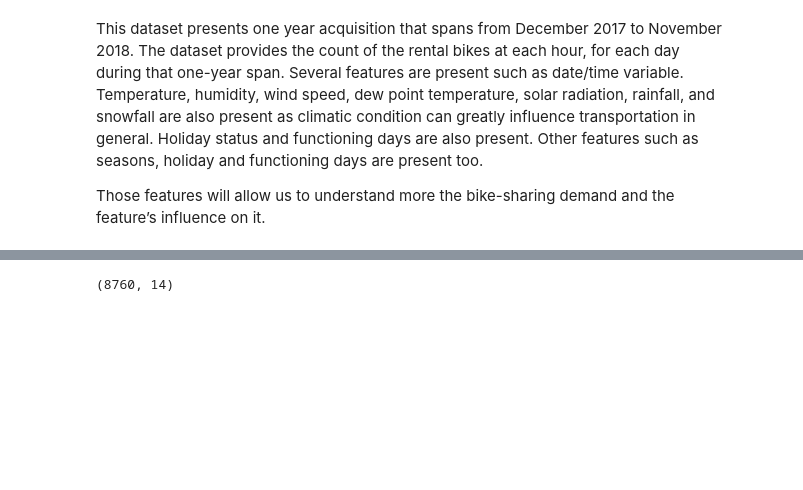
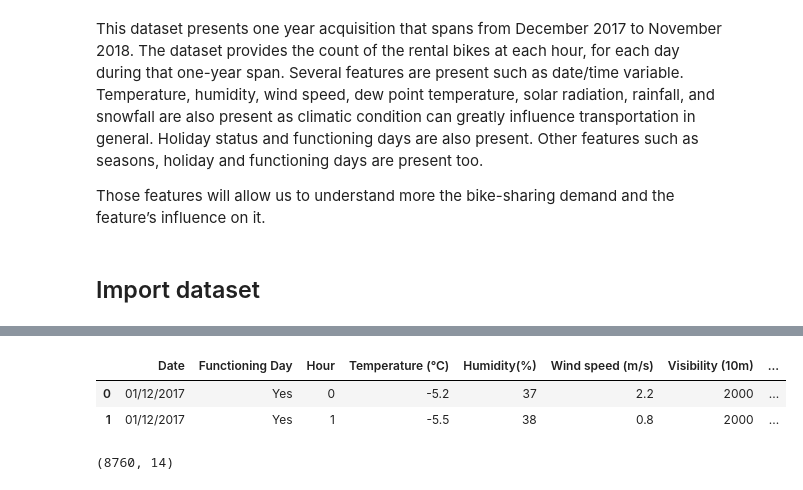
Before and after one commit to ScarlettGendrey/Seoul-Bike-Sharing-Demand, a Jupyter notebook: Exploratory_analysis.ipynb, the cells around one changed output, grey strips where cells are left out. Cells and saved outputs as stored; diff of their text form; code cells hidden in the pictures; blank space fills up the shorter version.

```diff
--- a/Exploratory_analysis.ipynb
+++ b/Exploratory_analysis.ipynb
@@ -42,6 +43,8 @@ The dataset, **`SeoulBikeData.csv`**, which contains Seoul's rental bike data ma
 This dataset presents one year acquisition that spans from December 2017 to November 2018. The dataset provides the count of the rental bikes at each hour, for each day during that one-year span. Several features are present such as date/time variable. Temperature, humidity, wind speed, dew point temperature, solar radiation, rainfall, and snowfall are also present as climatic condition can greatly influence transportation in general. Holiday status and functioning days are also present. Other features such as seasons, holiday and functioning days are present too.
 
 Those features will allow us to understand more the bike-sharing demand and the feature’s influence on it.
+# %% [markdown]
+## Import dataset
 # %%
 df = pd.read_csv('SeoulBikeData.csv')
 df.head()
@@ -52,6 +55,18 @@ df.head()
 | 2 | 01/12/2017 | 173 | 2 | -6.0 | 39 | 1.0 | 2000 | ... |
 | 3 | 01/12/2017 | 107 | 3 | -6.2 | 40 | 0.9 | 2000 | ... |
 | 4 | 01/12/2017 | 78 | 4 | -6.0 | 36 | 2.3 | 2000 | ... |
+# %%
+df.rename(columns = {'Temperature(�C)':'Temperature (°C)', 'Dew point temperature(�C)':'Dew point temperature (°C)'}, inplace = True)
+cols = list(df.columns)
+a, b = cols.index('Rented Bike Count'), cols.index('Functioning Day')
+cols[b], cols[a] = cols[a], cols[b]
+df = df[cols]
+df.to_csv('SeoulBikeData_.csv', index = False)
+df.head(2)
+# %% [output]
+|  | Date | Functioning Day | Hour | Temperature (°C) | Humidity(%) | Wind speed (m/s) | Visibility (10m) | ... |
+| 0 | 01/12/2017 | Yes | 0 | -5.2 | 37 | 2.2 | 2000 | ... |
+| 1 | 01/12/2017 | Yes | 1 | -5.5 | 38 | 0.8 | 2000 | ... |
 # %%
 df.shape
 # %% [output]
```
Also changed, not shown: parts of 4 cells of this notebook.
